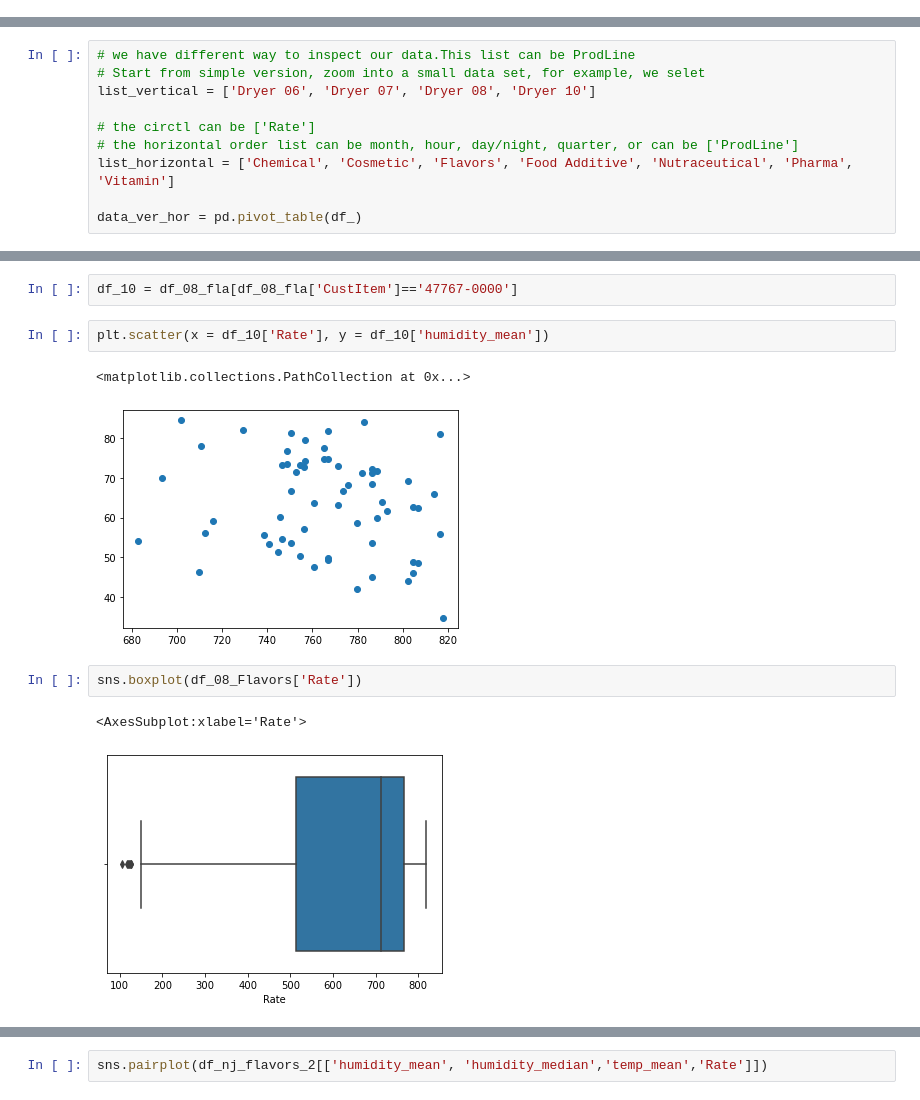
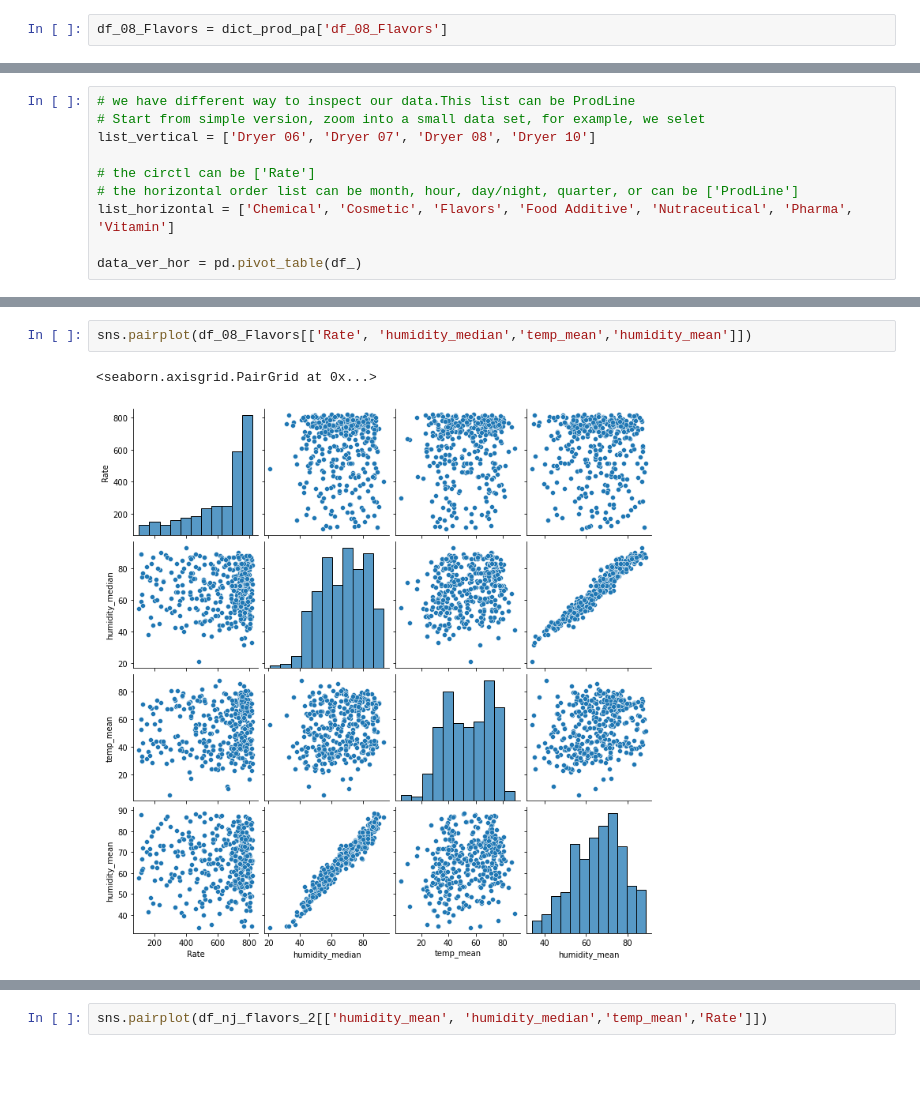
Before and after one commit to L3P3titPrince/Spray_Weather_Forecast, a Jupyter notebook: 21_Weather.ipynb, the cells around one changed output, grey strips where cells are left out. Saved outputs shown, nothing was run; the diff lists cells and outputs as text; blank space fills up the shorter version.

```diff
--- a/21_Weather.ipynb
+++ b/21_Weather.ipynb
@@ -1877,3 +1863,5 @@ If you check our multi result, they are same 2572 records
 6. Complete anormal detection function
 7. build preliminary NN network
 8. Do not delete YeildPercentage, we use sklearn.impute to add mean value to that outliers
+# %%
+df_08_Flavors = dict_prod_pa['df_08_Flavors']
@@ -2099,12 +1976,5 @@ plt.scatter(x = df_08_fla['Rate'], y = df_08_fla['humidity_mean'])
-# %%
-df_10 = df_08_fla[df_08_fla['CustItem']=='47767-0000']
-# %%
-plt.scatter(x = df_10['Rate'], y = df_10['humidity_mean'])
-# %% [output]
-<matplotlib.collections.PathCollection at 0x...>
-[figure, removed]
 # %%
-sns.boxplot(df_08_Flavors['Rate'])
+sns.pairplot(df_08_Flavors[['Rate', 'humidity_median','temp_mean','humidity_mean']])
 # %% [output]
-<AxesSubplot:xlabel='Rate'>
+<seaborn.axisgrid.PairGrid at 0x...>
-[figure, old version]
+[figure, new version]
```
Also changed, not shown: parts of 155 cells of this notebook.
